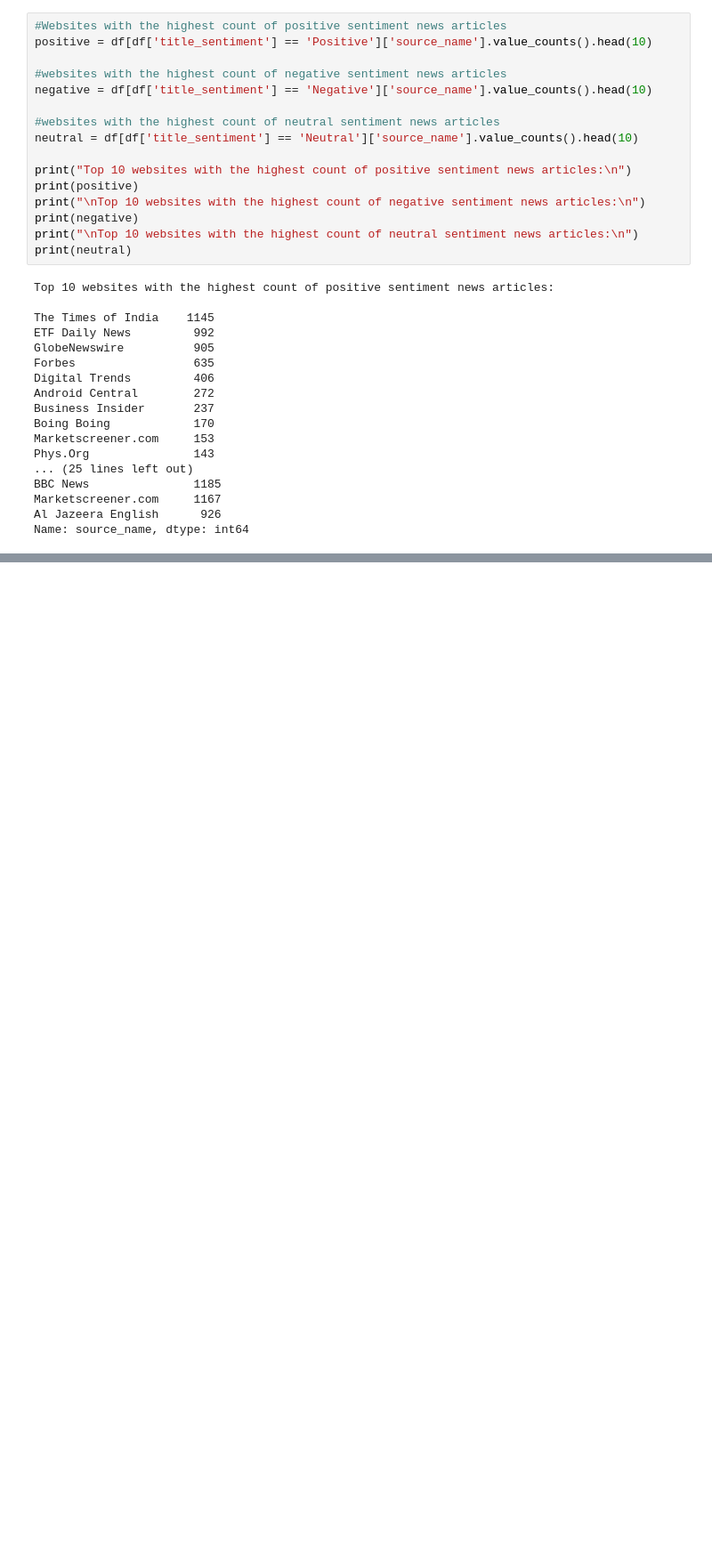
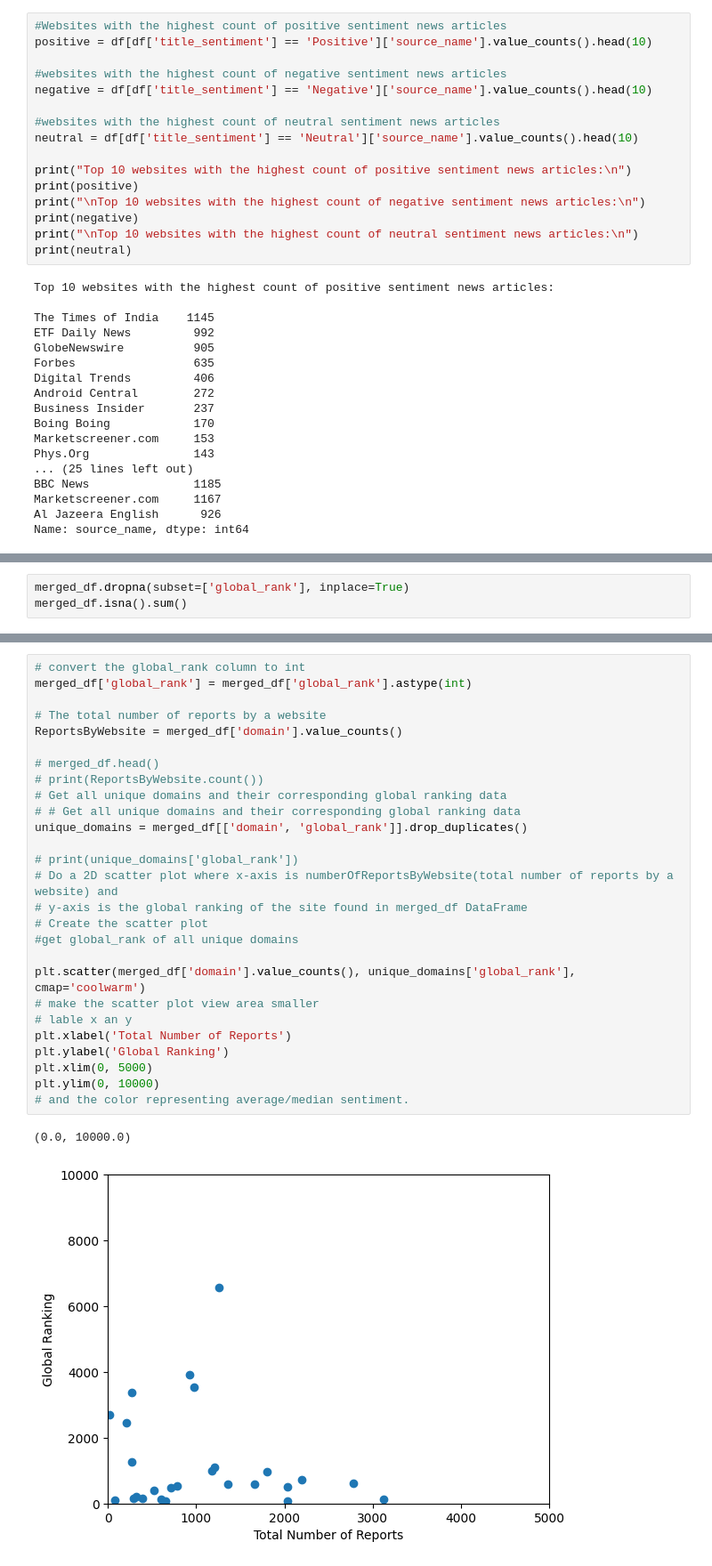
Before and after one commit to dev-abuke/News_Correlation_10_Academy_week0, a Jupyter notebook: notebooks/NewsEDA.ipynb, the cells around one changed output, grey strips where cells are left out. Shown at 89% size. Drawn from its saved outputs; the diff is of its cells as text; blank space fills up the shorter version.

```diff
--- a/notebooks/NewsEDA.ipynb
+++ b/notebooks/NewsEDA.ipynb
@@ -475,0 +631,3 @@ df['title_length'].hist(bins=50)
+# %%
+merged_df.dropna(subset=['global_rank'], inplace=True)
+merged_df.isna().sum()
@@ -475,0 +655,30 @@ df['title_length'].hist(bins=50)
+# %%
+# convert the global_rank column to int
+merged_df['global_rank'] = merged_df['global_rank'].astype(int)
+
+# The total number of reports by a website
+ReportsByWebsite = merged_df['domain'].value_counts()
+
+# merged_df.head()
+# print(ReportsByWebsite.count())
+# Get all unique domains and their corresponding global ranking data
+# # Get all unique domains and their corresponding global ranking data
+unique_domains = merged_df[['domain', 'global_rank']].drop_duplicates()
+
+# print(unique_domains['global_rank'])
+# Do a 2D scatter plot where x-axis is numberOfReportsByWebsite(total number of reports by a website) and
+# y-axis is the global ranking of the site found in merged_df DataFrame
+# Create the scatter plot
+#get global_rank of all unique domains
+
+plt.scatter(merged_df['domain'].value_counts(), unique_domains['global_rank'], cmap='coolwarm')
+# make the scatter plot view area smaller
+# lable x an y
+plt.xlabel('Total Number of Reports')
+plt.ylabel('Global Ranking')
+plt.xlim(0, 5000)
+plt.ylim(0, 10000)
+# and the color representing average/median sentiment.
+# %% [output]
+(0.0, 10000.0)
+[figure, added]
```
Also changed, not shown: parts of 11 cells of this notebook, 3 other files.
